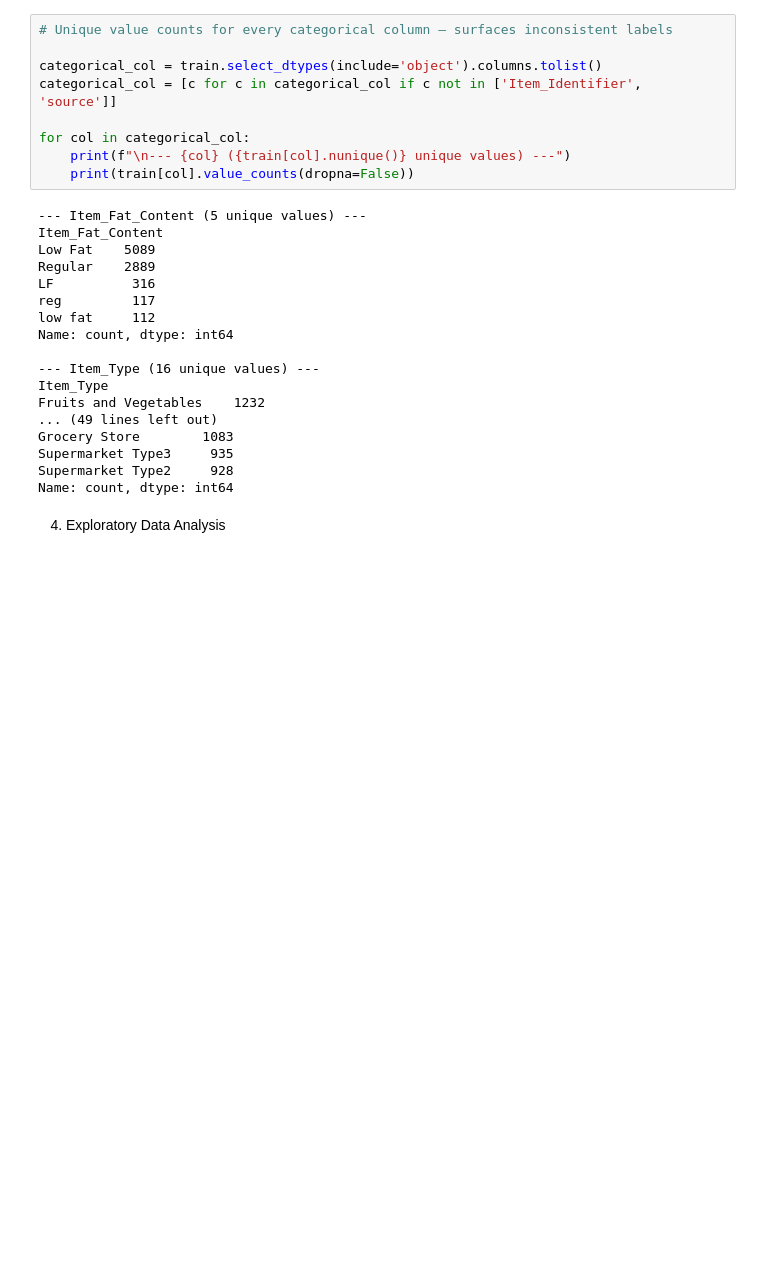
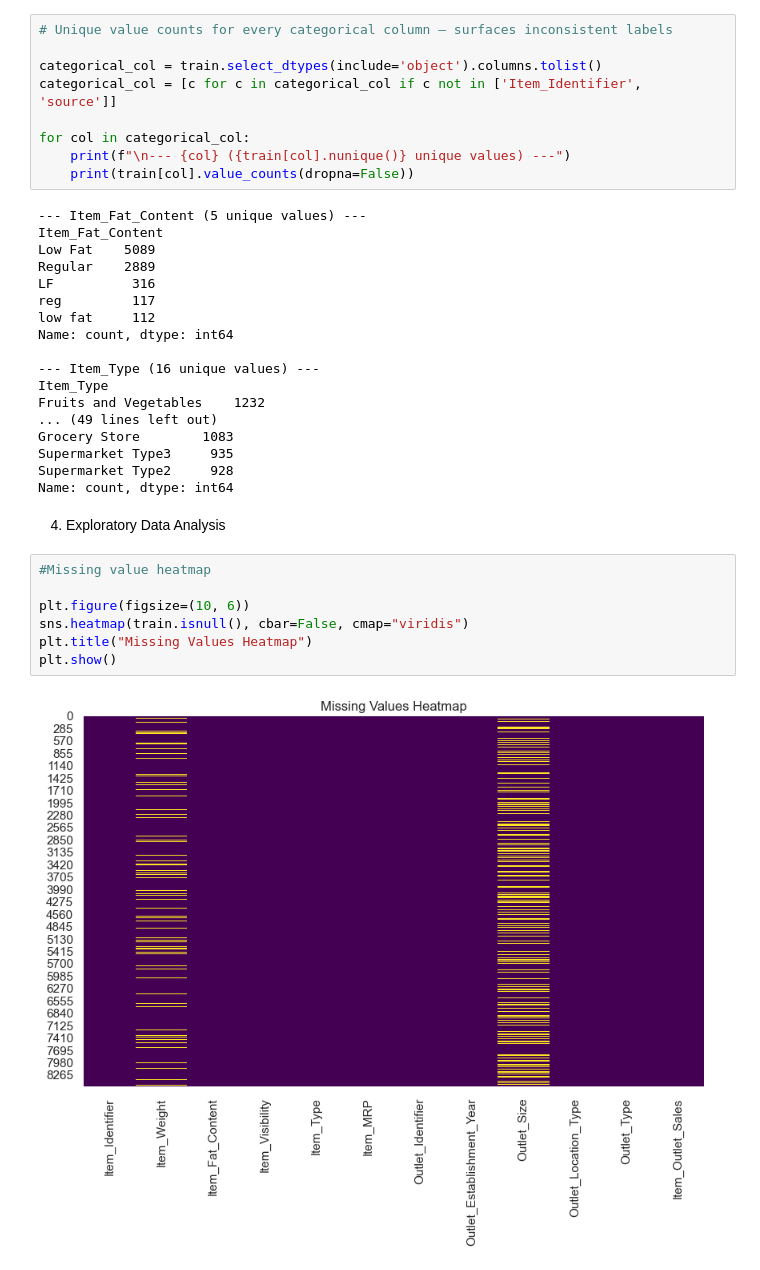
Before and after one commit to VjUdbhav/BigMart-Sales-Prediction, a Jupyter notebook: BigMart_Sales_Prediction.ipynb, the cells around one changed output. Drawn from its saved outputs; the diff is of its cells as text; blank space fills up the shorter version.

Commit message:
Completed EDA on data to detect missing values, outliers, etc.

```diff
--- a/BigMart_Sales_Prediction.ipynb
+++ b/BigMart_Sales_Prediction.ipynb
@@ -139,3 +139,12 @@ Supermarket Type2     928
 Name: count, dtype: int64
 # %% [markdown]
 4. Exploratory Data Analysis
+# %%
+#Missing value heatmap
+
+plt.figure(figsize=(10, 6))
+sns.heatmap(train.isnull(), cbar=False, cmap="viridis")
+plt.title("Missing Values Heatmap")
+plt.show()
+# %% [output]
+[figure, added]
```
Also changed, not shown: parts of 7 cells of this notebook.
